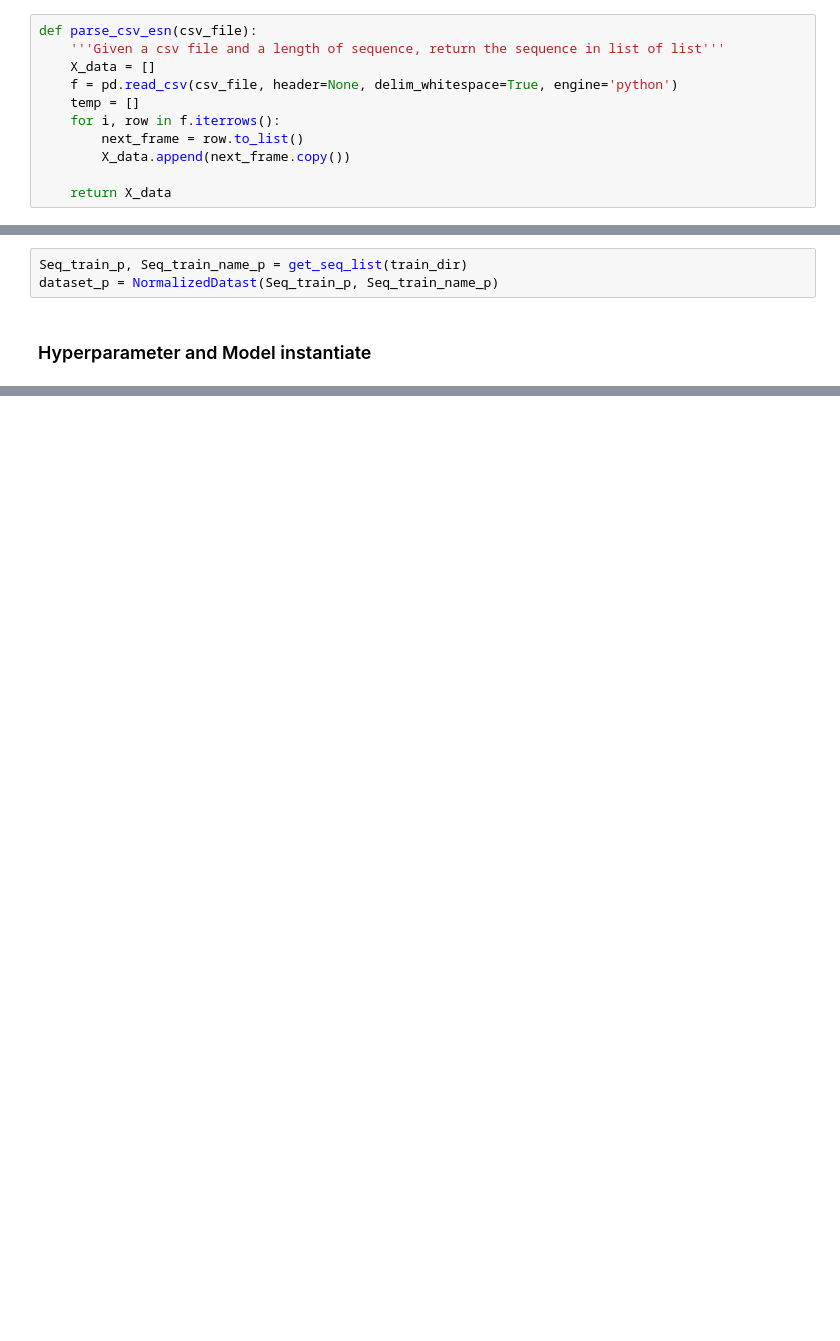
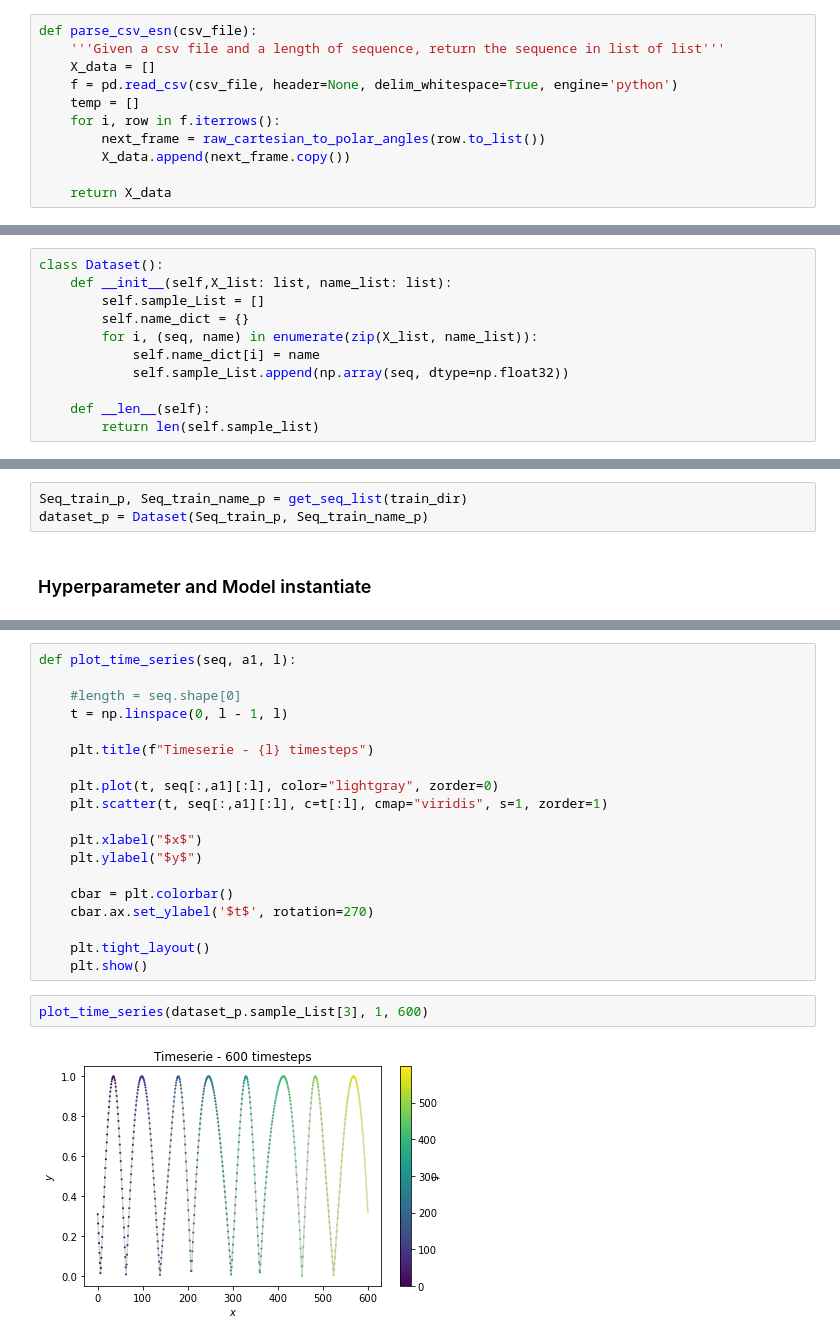
Before and after one commit to gthampak/physinet.io, a Jupyter notebook: ESN_Model.ipynb, the cells around one changed output, grey strips where cells are left out. Saved outputs shown, nothing was run; the diff lists cells and outputs as text; blank space fills up the shorter version.

```diff
--- a/ESN_Model.ipynb
+++ b/ESN_Model.ipynb
@@ -89,7 +102,7 @@ def parse_csv_esn(csv_file):
     f = pd.read_csv(csv_file, header=None, delim_whitespace=True, engine='python')
     temp = []
     for i, row in f.iterrows():
-        next_frame = row.to_list()
+        next_frame = raw_cartesian_to_polar_angles(row.to_list())
         X_data.append(next_frame.copy())
 
     return X_data
@@ -168,3 +210,14 @@ class NormalizedDatast():
 
     def getFactor(self, index: int):
         return self.x_factor_list[index], self.y_factor_list[index]
+# %%
+class Dataset():
+    def __init__(self,X_list: list, name_list: list):
+        self.sample_List = []
+        self.name_dict = {}
+        for i, (seq, name) in enumerate(zip(X_list, name_list)):
+            self.name_dict[i] = name
+            self.sample_List.append(np.array(seq, dtype=np.float32))
+
+    def __len__(self):
+        return len(self.sample_list)
@@ -230,7 +316,7 @@ def plot_sequence(seq, a1, a2):
 ### Loading Training Data
 # %%
 Seq_train_p, Seq_train_name_p = get_seq_list(train_dir)
-dataset_p = NormalizedDatast(Seq_train_p, Seq_train_name_p)
+dataset_p = Dataset(Seq_train_p, Seq_train_name_p)
 # %% [markdown]
 ### Hyperparameter and Model instantiate
 # %%
@@ -289,0 +361,23 @@ Using forecast length of 25, 50, 100, 200, 400. Train on the first 3000 frames 0
+# %%
+def plot_time_series(seq, a1, l):
+
+    #length = seq.shape[0]
+    t = np.linspace(0, l - 1, l)
+
+    plt.title(f"Timeserie - {l} timesteps")
+
+    plt.plot(t, seq[:,a1][:l], color="lightgray", zorder=0)
+    plt.scatter(t, seq[:,a1][:l], c=t[:l], cmap="viridis", s=1, zorder=1)
+
+    plt.xlabel("$x$")
+    plt.ylabel("$y$")
+
+    cbar = plt.colorbar()
+    cbar.ax.set_ylabel('$t$', rotation=270)
+
+    plt.tight_layout()
+    plt.show()
+# %%
+plot_time_series(dataset_p.sample_List[3], 1, 600)
+# %% [output]
+[figure, added]
```
Also changed, not shown: parts of 31 cells of this notebook, 7 other files.
